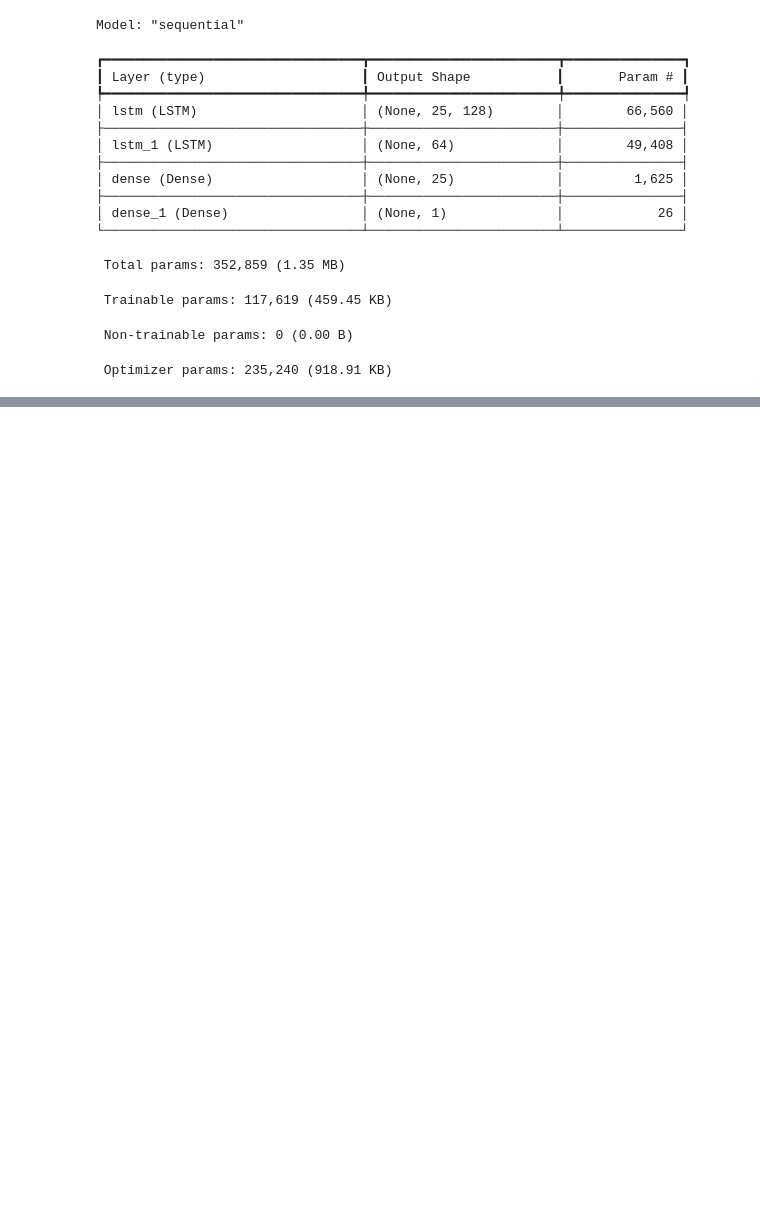
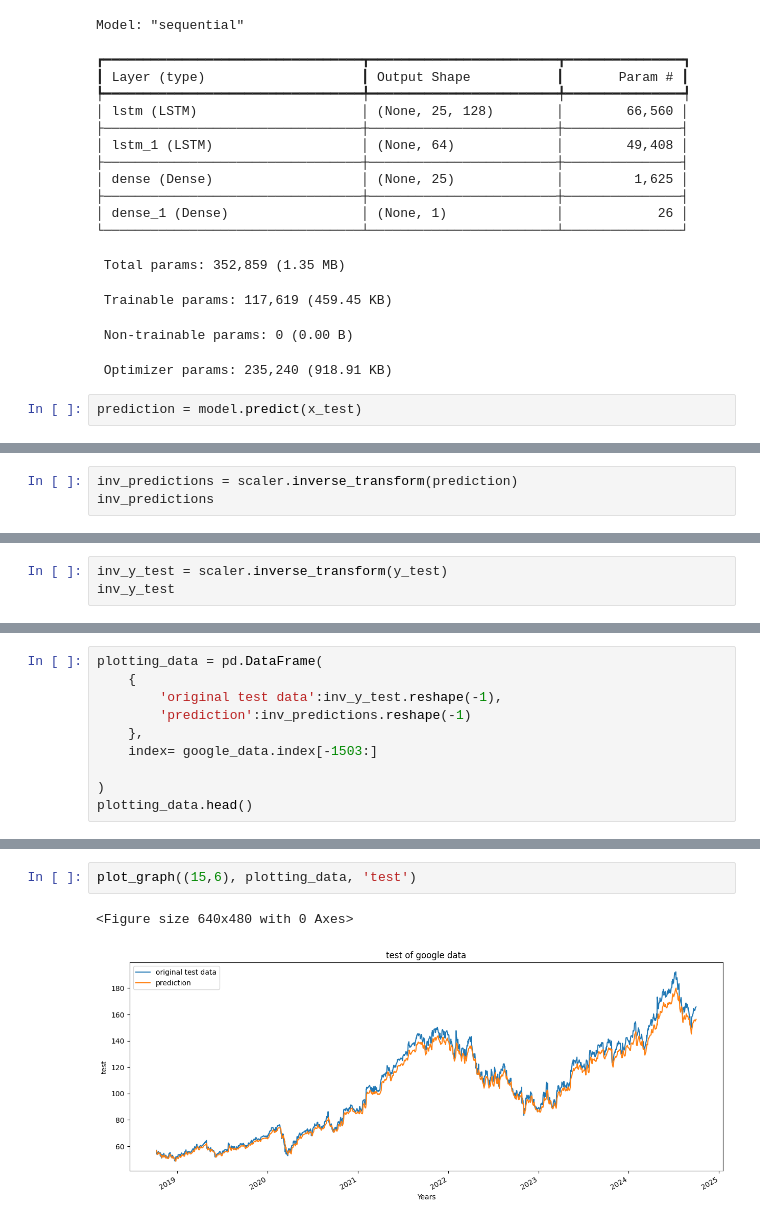
Before and after one commit to Prajwal18-MD/Stock_prediction, a Jupyter notebook: stock_predict.ipynb, the cells around one changed output, grey strips where cells are left out. Saved outputs shown, nothing was run; the diff lists cells and outputs as text; blank space fills up the shorter version.

Commit message:
predictions

```diff
--- a/stock_predict.ipynb
+++ b/stock_predict.ipynb
@@ -297,3 +297,5 @@ Model: "sequential"
  Trainable params: 117,619 (459.45 KB)
  Non-trainable params: 0 (0.00 B)
  Optimizer params: 235,240 (918.91 KB)
+# %%
+prediction = model.predict(x_test)
@@ -299,0 +314,3 @@ Model: "sequential"
+# %%
+inv_predictions = scaler.inverse_transform(prediction)
+inv_predictions
@@ -299,0 +325,3 @@ Model: "sequential"
+# %%
+inv_y_test = scaler.inverse_transform(y_test)
+inv_y_test
@@ -299,0 +349,10 @@ Model: "sequential"
+# %%
+plotting_data = pd.DataFrame(
+    {
+        'original test data':inv_y_test.reshape(-1),
+        'prediction':inv_predictions.reshape(-1)
+    },
+    index= google_data.index[-1503:]
+
+)
+plotting_data.head()
@@ -299,0 +367,5 @@ Model: "sequential"
+# %%
+plot_graph((15,6), plotting_data, 'test')
+# %% [output]
+<Figure size 640x480 with 0 Axes>
+[figure, added]
```
Also changed, not shown: parts of 19 cells of this notebook, 1 other file.
